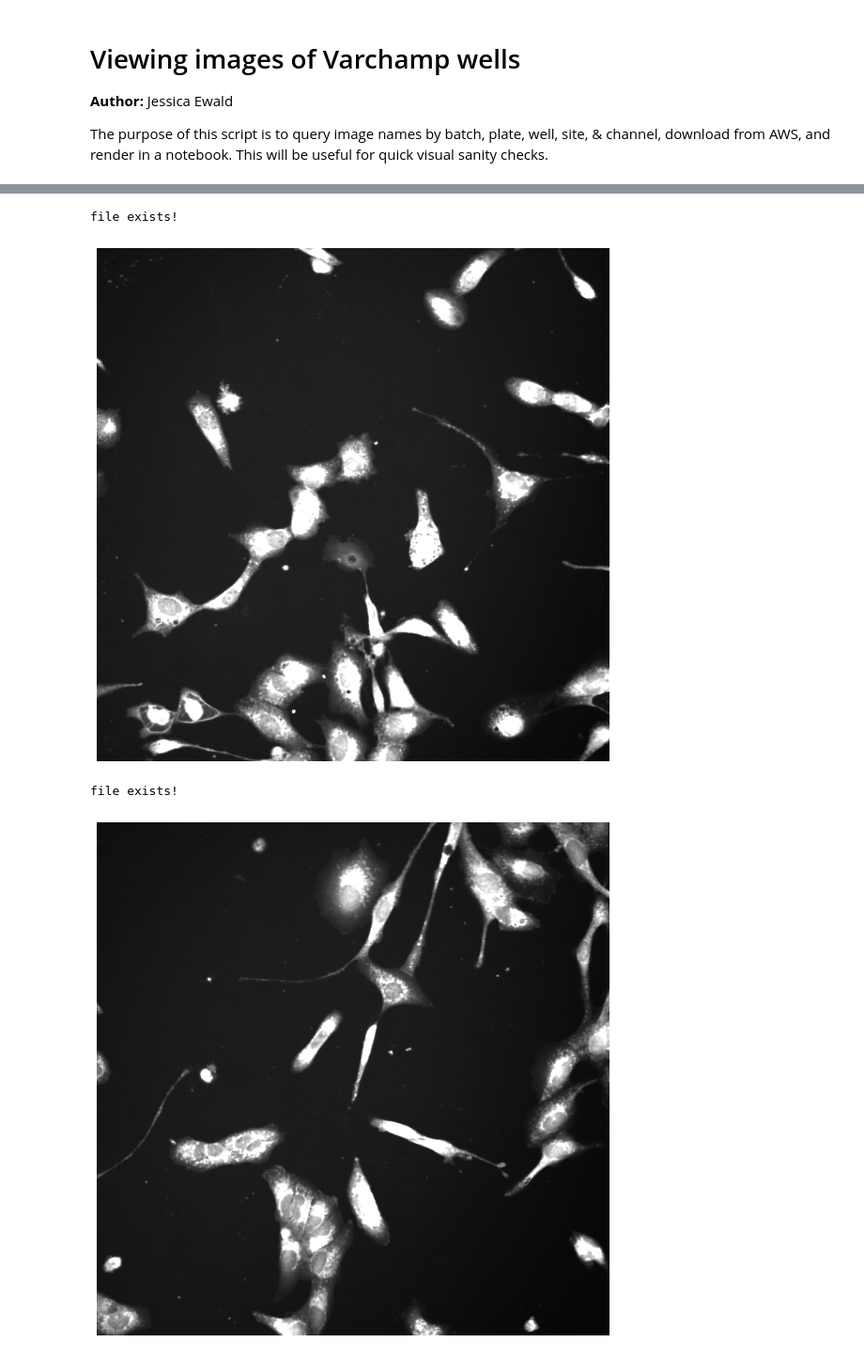
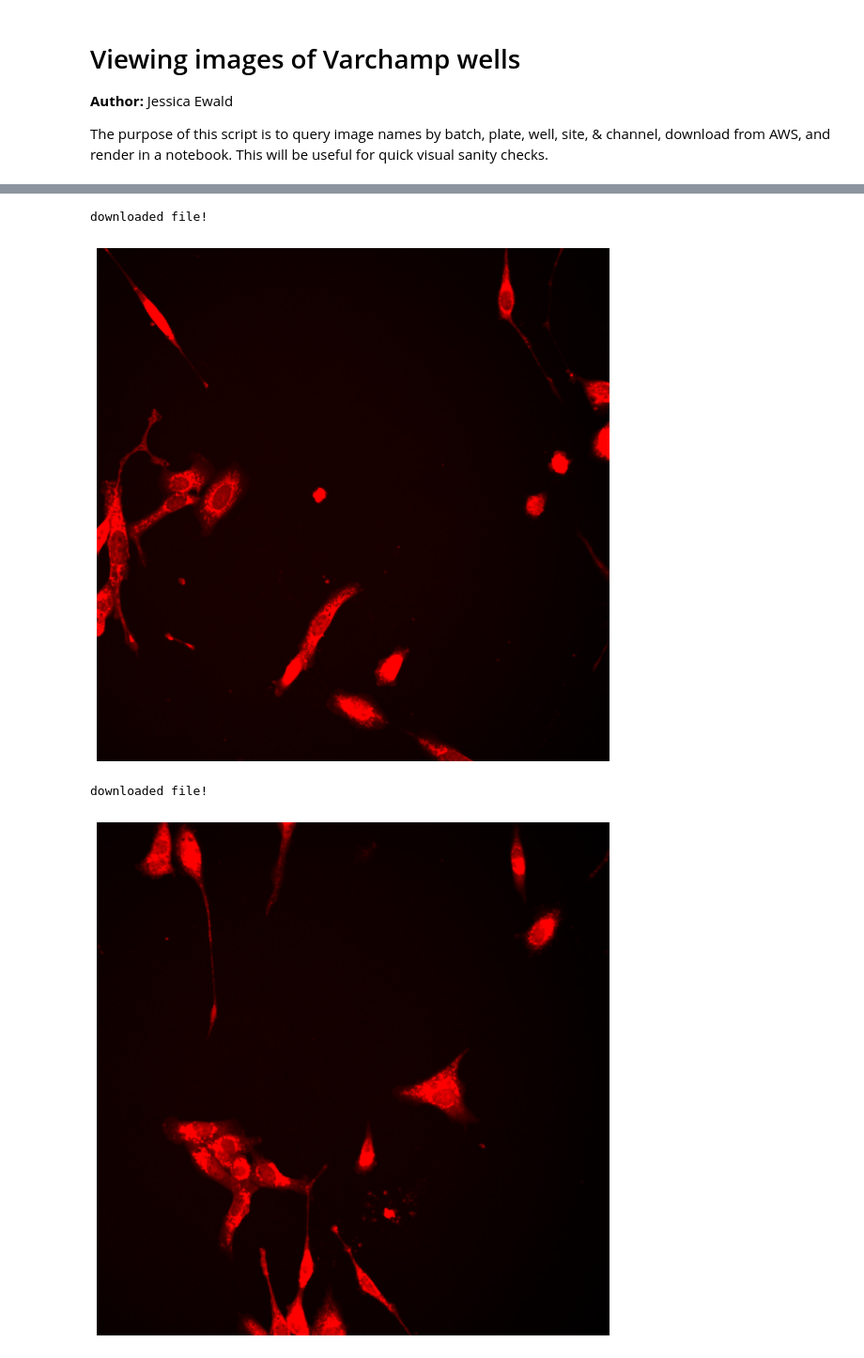
Before and after one commit to runxi-shen/2021_09_01_VarChAMP, a Jupyter notebook: 7.downstream_analysis_jess/notebooks/visualize_well_images.ipynb, the cells around one changed output, grey strips where cells are left out. Shown: that part at 94% size. Drawn from its saved outputs; the diff is of its cells as text; code cells hidden in the pictures.

```diff
--- a/7.downstream_analysis_jess/notebooks/visualize_well_images.ipynb
+++ b/7.downstream_analysis_jess/notebooks/visualize_well_images.ipynb
@@ -73,16 +103,14 @@ channel_dict_T3T4 = {"DAPI":"1", "GFP":"2", "Mito":"3", "AGP":"4", "Brightfield1
 # %%
 # Specify image parameters
 sel_batch = "B6A3R2"
-sel_plate = "B6-T1"
-site = "05"
-well = "H15"
-sel_channel = "AGP"
+site = "04"
+sel_channel = "Mito"
 
-plotImages(sel_batch, "B6-T1", site, "E06", sel_channel, 10000)
-plotImages(sel_batch, "B6-T3", site, "E06", sel_channel, 10000)
+plotImages(sel_batch, "B6-T4", site, "E01", sel_channel, 99)
+plotImages(sel_batch, "B6-T4", site, "C01", sel_channel, 99)
 # %% [output]
-file exists!
+downloaded file!
-[figure, old version]
+[figure, new version]
-file exists!
+downloaded file!
-[figure, old version]
+[figure, new version]
 # %%
```
Also changed, not shown: parts of 5 cells of this notebook.
